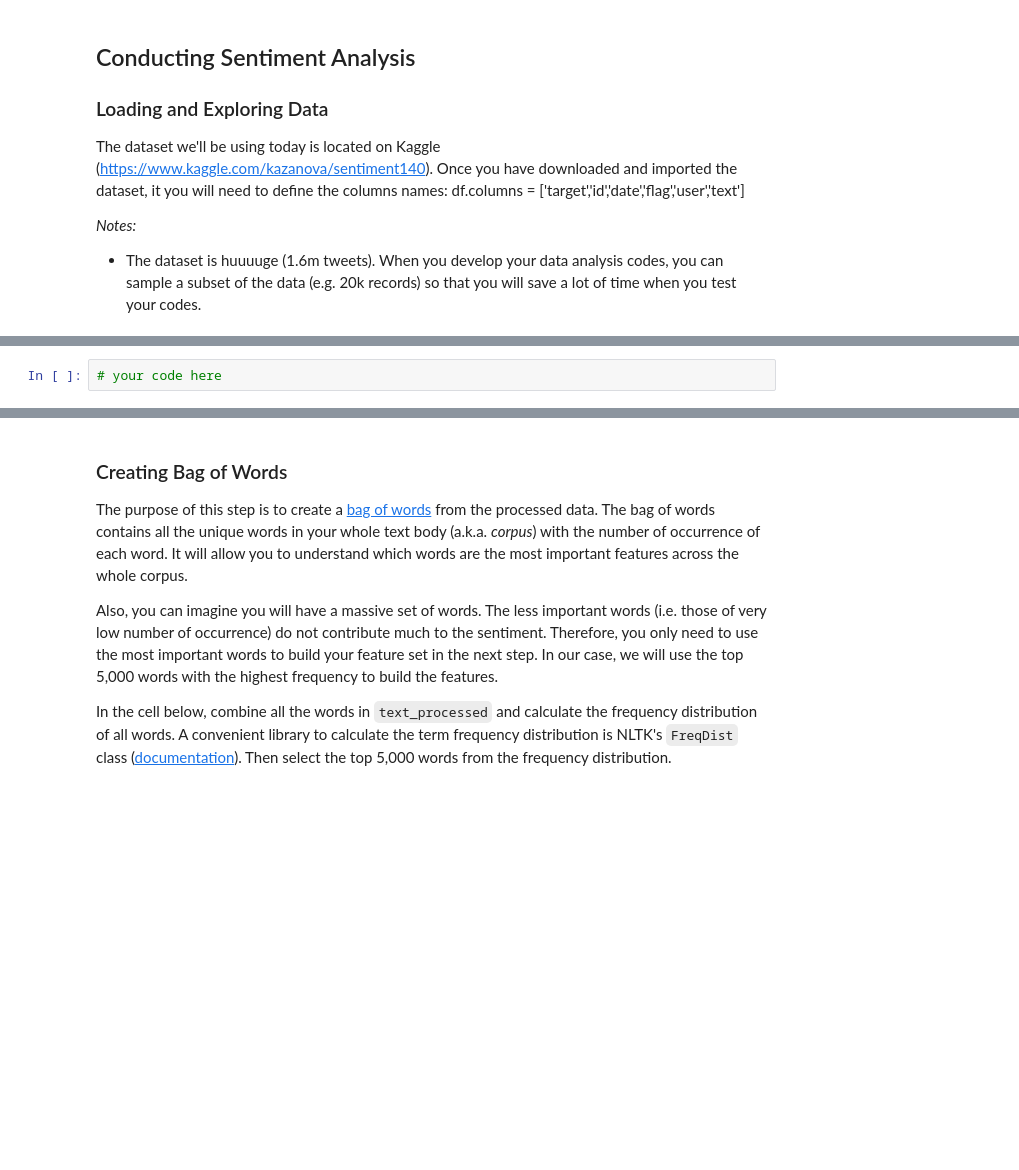
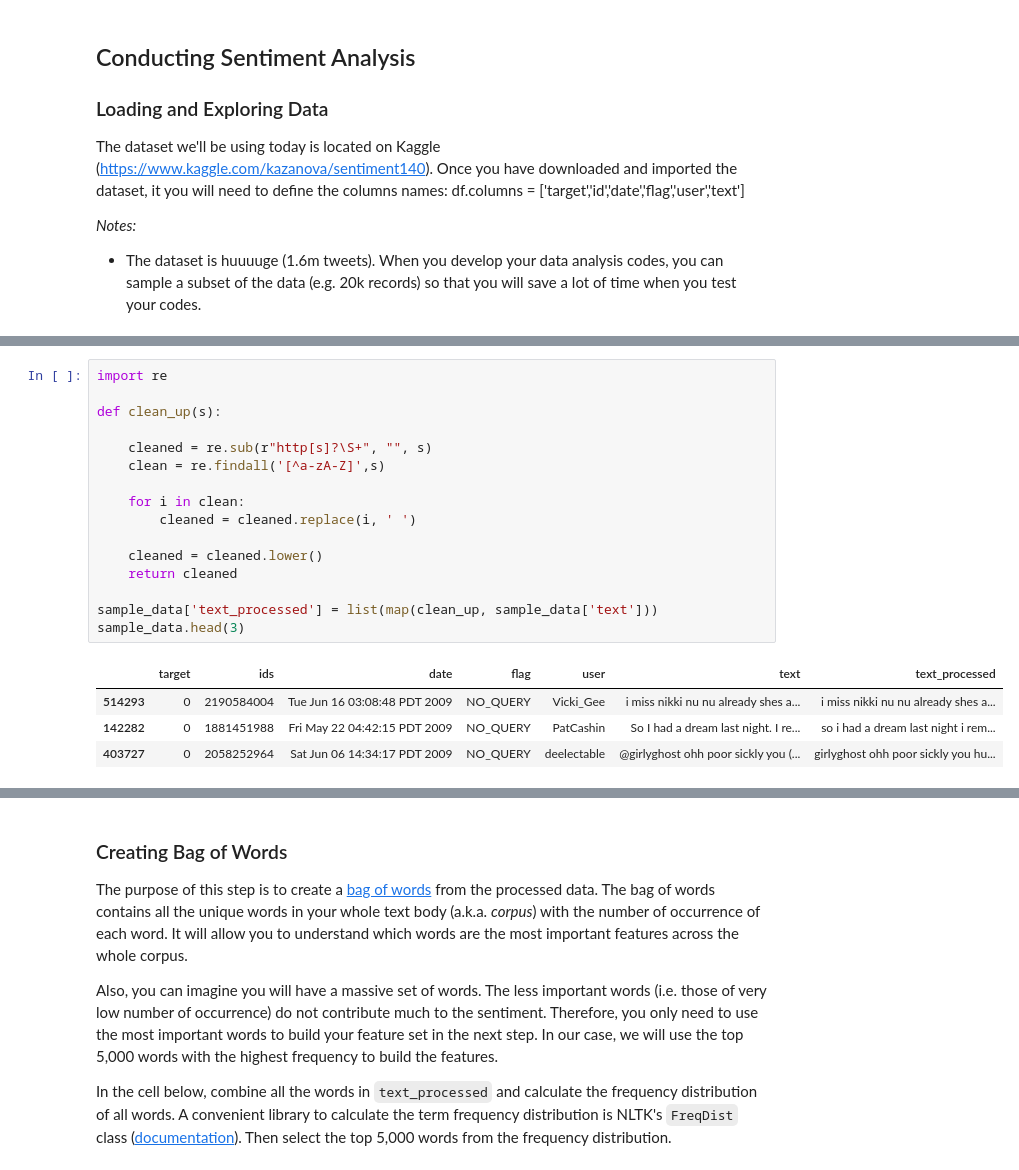
Before and after one commit to litkat/Ironhack-Data-Analytics-Bootcamp, a Jupyter notebook: Week8/2_lab-nlp/your-code/challenge-2.ipynb, the cells around one changed output, grey strips where cells are left out. Saved outputs shown, nothing was run; the diff lists cells and outputs as text; blank space fills up the shorter version.

```diff
--- a/Week8/2_lab-nlp/your-code/challenge-2.ipynb
+++ b/Week8/2_lab-nlp/your-code/challenge-2.ipynb
@@ -48,5 +69,24 @@ Now, apply the functions you have written in Challenge 1 to your whole data set.
 Create a new column called `text_processed` in the dataframe to contain the processed data. At the end, your `text_processed` column should contain lists of word tokens that are cleaned up. Your data should look like below:
 
 ![Processed Data](data-cleaning-results.png)
-# %%
-# your code here
+# %%
+import re
+
+def clean_up(s):
+
+    cleaned = re.sub(r"http[s]?\S+", "", s)
+    clean = re.findall('[^a-zA-Z]',s)
+
+    for i in clean:
+        cleaned = cleaned.replace(i, ' ')
+
+    cleaned = cleaned.lower()
+    return cleaned
+
+sample_data['text_processed'] = list(map(clean_up, sample_data['text']))
+sample_data.head(3)
+# %% [output]
+|  | target | ids | date | flag | user | text | text_processed |
+| 514293 | 0 | 2190584004 | Tue Jun 16 03:08:48 PDT 2009 | NO_QUERY | Vicki_Gee | i miss nikki nu nu already shes a... | i miss nikki nu nu already shes a... |
+| 142282 | 0 | 1881451988 | Fri May 22 04:42:15 PDT 2009 | NO_QUERY | PatCashin | So I had a dream last night. I re... | so i had a dream last night i rem... |
+| 403727 | 0 | 2058252964 | Sat Jun 06 14:34:17 PDT 2009 | NO_QUERY | deelectable | @girlyghost ohh poor sickly you (... | girlyghost ohh poor sickly you hu... |
```
Also changed, not shown: parts of 19 cells of this notebook.
